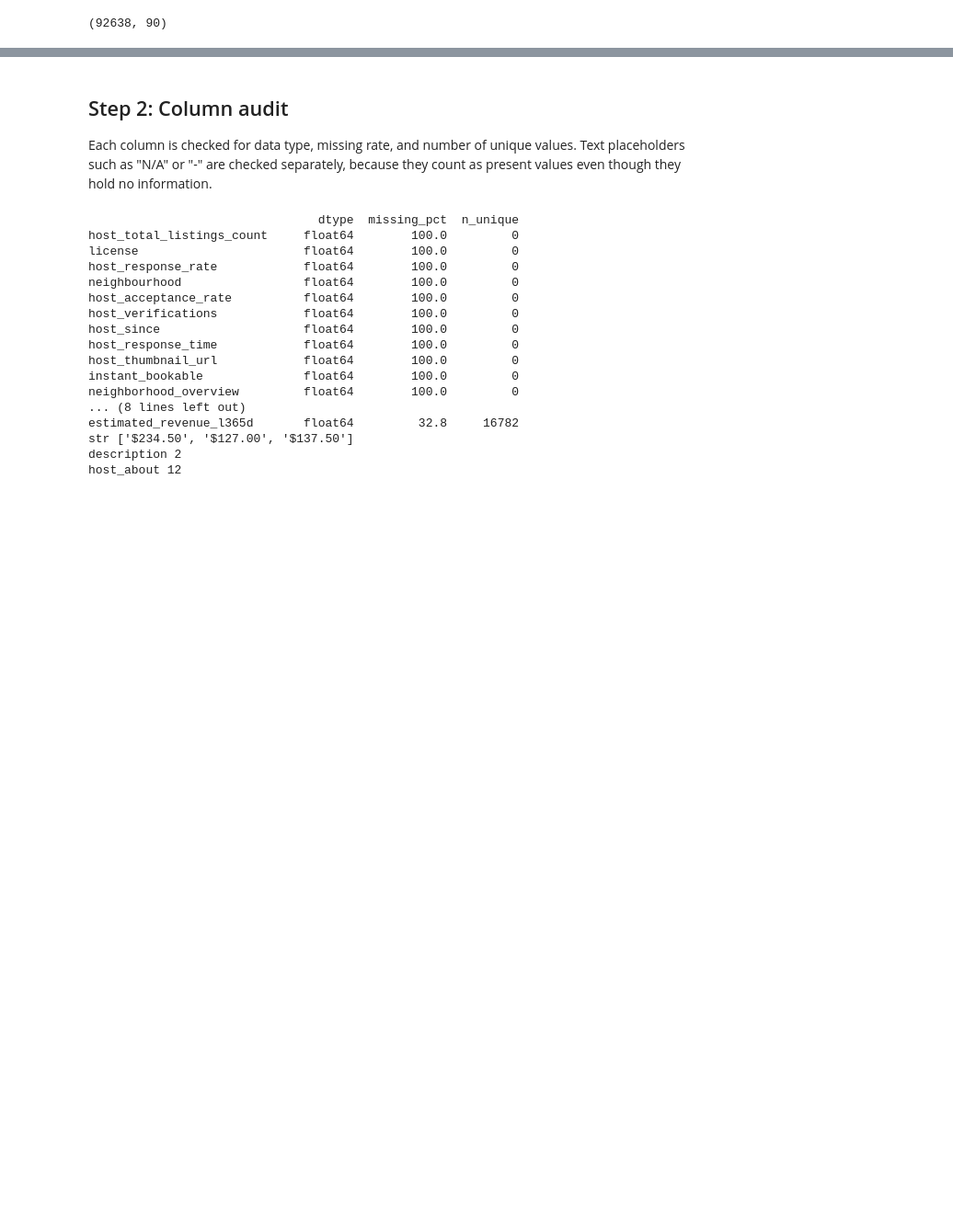
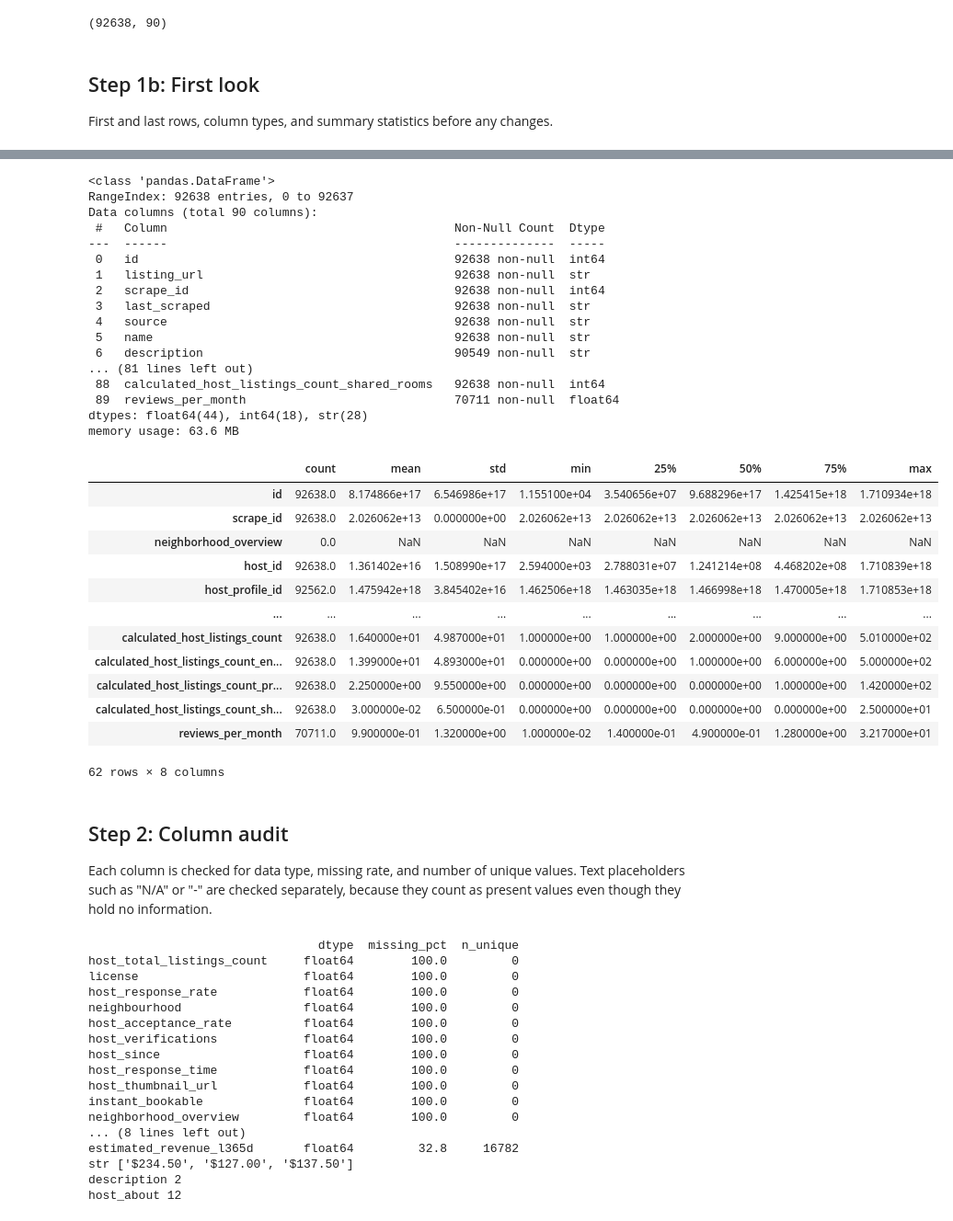
Before and after one commit to varunavy/data230-london-airbnb, a Jupyter notebook: notebooks/01_cleaning.ipynb, the cells around one changed output, grey strips where cells are left out. Shown at 92% size. Drawn from its saved outputs; the diff is of its cells as text; code cells hidden in the pictures; blank space fills up the shorter version.

```diff
--- a/notebooks/01_cleaning.ipynb
+++ b/notebooks/01_cleaning.ipynb
@@ -13,3 +14,13 @@ df = pd.read_csv("../data/listings.csv.gz")
 print(df.shape)
 # %% [output]
 (92638, 90)
+# %% [markdown]
+## Step 1b: First look
+First and last rows, column types, and summary statistics before any changes.
+# %%
+pd.set_option("display.max_columns", 100)
+display(df.head(3))
+display(df.tail(3))
+df.info()
+display(df.describe().T.round(2))
+# %% [output]
@@ -16,3 +35,33 @@ print(df.shape)
+<class 'pandas.DataFrame'>
+RangeIndex: 92638 entries, 0 to 92637
+Data columns (total 90 columns):
+ #   Column                                        Non-Null Count  Dtype
+---  ------                                        --------------  -----
+ 0   id                                            92638 non-null  int64
+ 1   listing_url                                   92638 non-null  str
+ 2   scrape_id                                     92638 non-null  int64
+ 3   last_scraped                                  92638 non-null  str
+ 4   source                                        92638 non-null  str
+ 5   name                                          92638 non-null  str
+ 6   description                                   90549 non-null  str
+... (81 lines left out)
+ 88  calculated_host_listings_count_shared_rooms   92638 non-null  int64
+ 89  reviews_per_month                             70711 non-null  float64
+dtypes: float64(44), int64(18), str(28)
+memory usage: 63.6 MB
+|  | count | mean | std | min | 25% | 50% | 75% | max |
+| id | 92638.0 | 8.174866e+17 | 6.546986e+17 | 1.155100e+04 | 3.540656e+07 | 9.688296e+17 | 1.425415e+18 | 1.710934e+18 |
+| scrape_id | 92638.0 | 2.026062e+13 | 0.000000e+00 | 2.026062e+13 | 2.026062e+13 | 2.026062e+13 | 2.026062e+13 | 2.026062e+13 |
+| neighborhood_overview | 0.0 | NaN | NaN | NaN | NaN | NaN | NaN | NaN |
+| host_id | 92638.0 | 1.361402e+16 | 1.508990e+17 | 2.594000e+03 | 2.788031e+07 | 1.241214e+08 | 4.468202e+08 | 1.710839e+18 |
+| host_profile_id | 92562.0 | 1.475942e+18 | 3.845402e+16 | 1.462506e+18 | 1.463035e+18 | 1.466998e+18 | 1.470005e+18 | 1.710853e+18 |
+| ... | ... | ... | ... | ... | ... | ... | ... | ... |
+| calculated_host_listings_count | 92638.0 | 1.640000e+01 | 4.987000e+01 | 1.000000e+00 | 1.000000e+00 | 2.000000e+00 | 9.000000e+00 | 5.010000e+02 |
+| calculated_host_listings_count_en... | 92638.0 | 1.399000e+01 | 4.893000e+01 | 0.000000e+00 | 0.000000e+00 | 1.000000e+00 | 6.000000e+00 | 5.000000e+02 |
+| calculated_host_listings_count_pr... | 92638.0 | 2.250000e+00 | 9.550000e+00 | 0.000000e+00 | 0.000000e+00 | 0.000000e+00 | 1.000000e+00 | 1.420000e+02 |
+| calculated_host_listings_count_sh... | 92638.0 | 3.000000e-02 | 6.500000e-01 | 0.000000e+00 | 0.000000e+00 | 0.000000e+00 | 0.000000e+00 | 2.500000e+01 |
+| reviews_per_month | 70711.0 | 9.900000e-01 | 1.320000e+00 | 1.000000e-02 | 1.400000e-01 | 4.900000e-01 | 1.280000e+00 | 3.217000e+01 |
+62 rows × 8 columns
 # %% [markdown]
 ## Step 2: Column audit
 Each column is checked for data type, missing rate, and number of unique values. Text placeholders such as "N/A" or "-" are checked separately, because they count as present values even though they hold no information.
```
Also changed, not shown: parts of 10 cells of this notebook, 2 other files.
